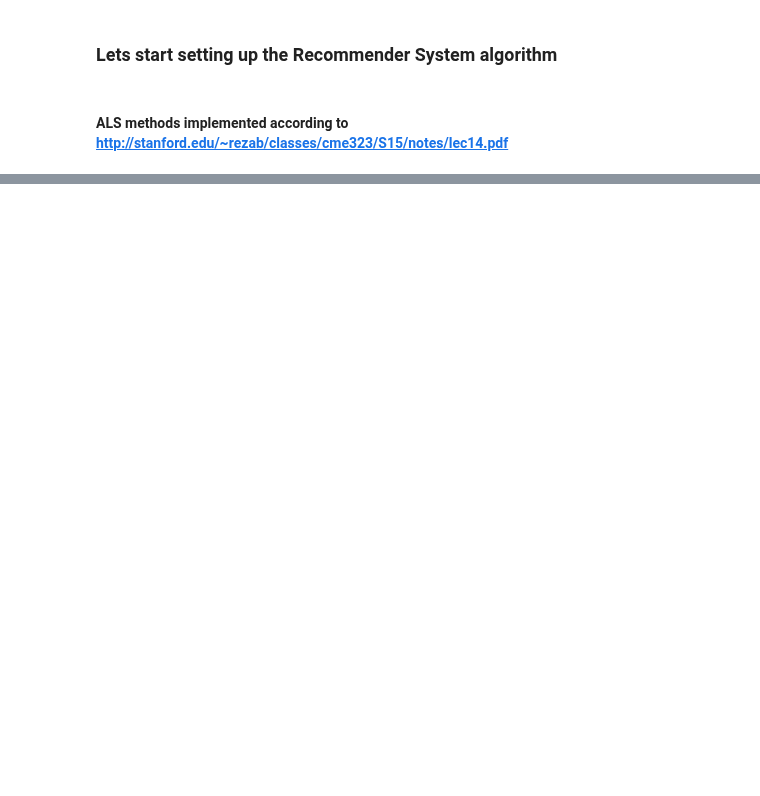
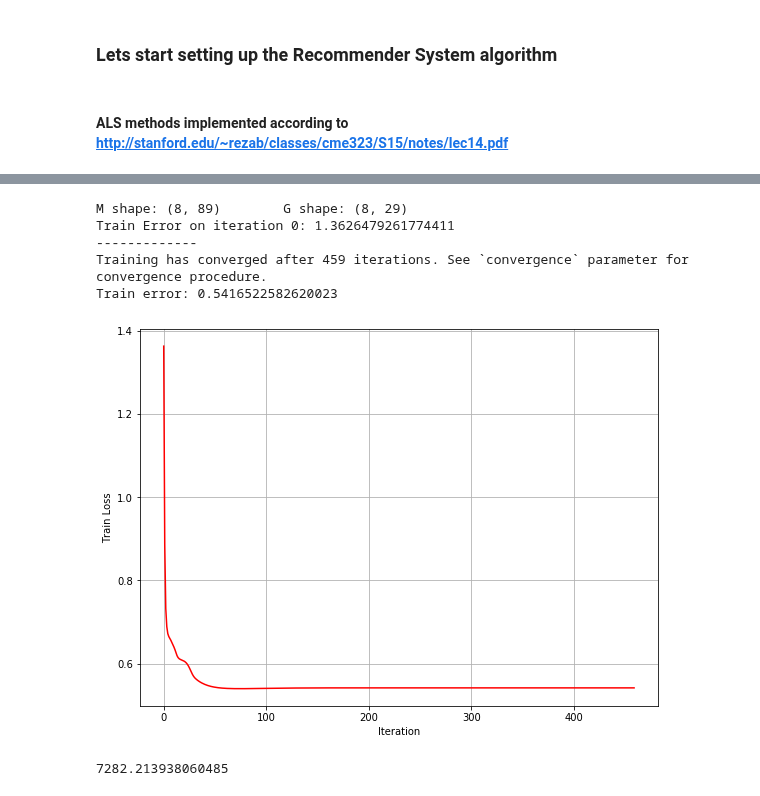
Before and after one commit to SimonEnsemble/material_recommendation_system, a Jupyter notebook: RecommendationSystem.ipynb, the cells around one changed output, grey strips where cells are left out. Saved outputs shown, nothing was run; the diff lists cells and outputs as text; code cells hidden in the pictures; blank space fills up the shorter version.

```diff
--- a/RecommendationSystem.ipynb
+++ b/RecommendationSystem.ipynb
@@ -311,12 +311,20 @@ parity_pred = CV_dict['5_2.0_0.01_pred']
 # %%
-M, G, train_error = ALS(log_henry_df.values, 5, [2.0, 0.01], 1e-5, 1e-6, maxiter=50000, verbose=True)
+M, G, train_error = ALS(log_henry_df.values, 6, [2.0, 2.0], 1e-6, 1e-7, maxiter=50000, verbose=True)
 #a,b,c = ALS(log_henry_df.values, 3, [0.1, 0.2], 1e-5, maxiter=1000)
 h = np.exp(M.T.dot(G))
 non_nan_mask = ~np.isnan(log_henry_df.values)
 test_set = henry_df.values[non_nan_mask]
 prediction = h[non_nan_mask]
 test_error_from_recsys = np.sqrt(np.sum([(test_set - prediction)**2])/len(test_set))
 test_error_from_recsys
+# %% [output]
+M shape: (8, 89)        G shape: (8, 29)
+Train Error on iteration 0: 1.3626479261774411
+-------------
+Training has converged after 459 iterations. See `convergence` parameter for convergence procedure.
+Train error: 0.5416522582620023
+[figure, added]
+7282.213938060485
 # %%
 means = np.nanmean(henry_df.values, axis=0)
 prediction = np.zeros(henry_df.shape)
```
Also changed, not shown: parts of 21 cells of this notebook.
